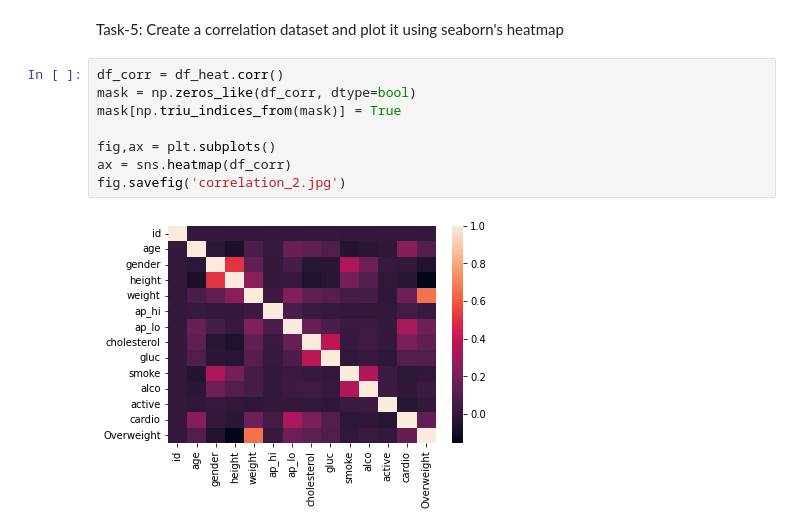
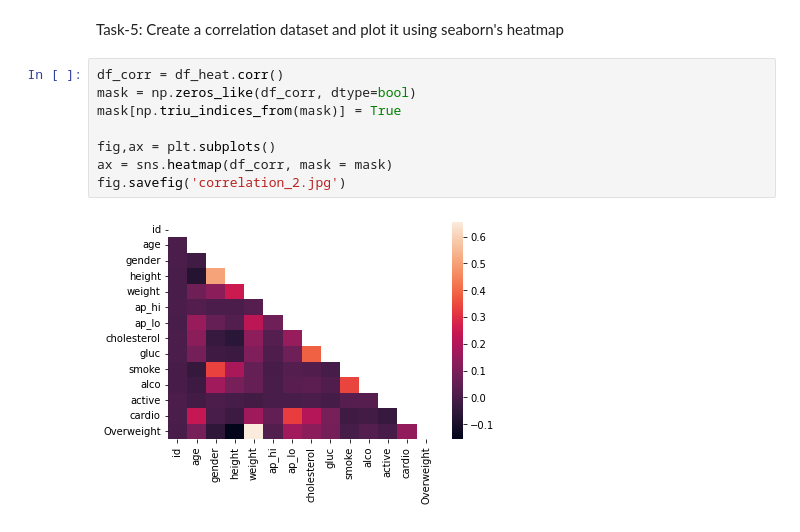
Before and after one commit to Akhil-Theerthala/FreeCodeCamp_Data-Analysis-with-Python, a Jupyter notebook: #3 Medical Data Visualization/medical_data.ipynb, the cells around one changed output. Saved outputs shown, nothing was run; the diff lists cells and outputs as text.

Commit message:
Small change in heatmap

```diff
--- a/#3 Medical Data Visualization/medical_data.ipynb
+++ b/#3 Medical Data Visualization/medical_data.ipynb
@@ -60,10 +60,10 @@ Task-5: Create a correlation dataset and plot it using seaborn's heatmap
 # %%
 df_corr = df_heat.corr()
 mask = np.zeros_like(df_corr, dtype=bool)
 mask[np.triu_indices_from(mask)] = True
 
 fig,ax = plt.subplots()
-ax = sns.heatmap(df_corr)
+ax = sns.heatmap(df_corr, mask = mask)
 fig.savefig('correlation_2.jpg')
 # %% [output]
-[figure, old version]
+[figure, new version]
```
